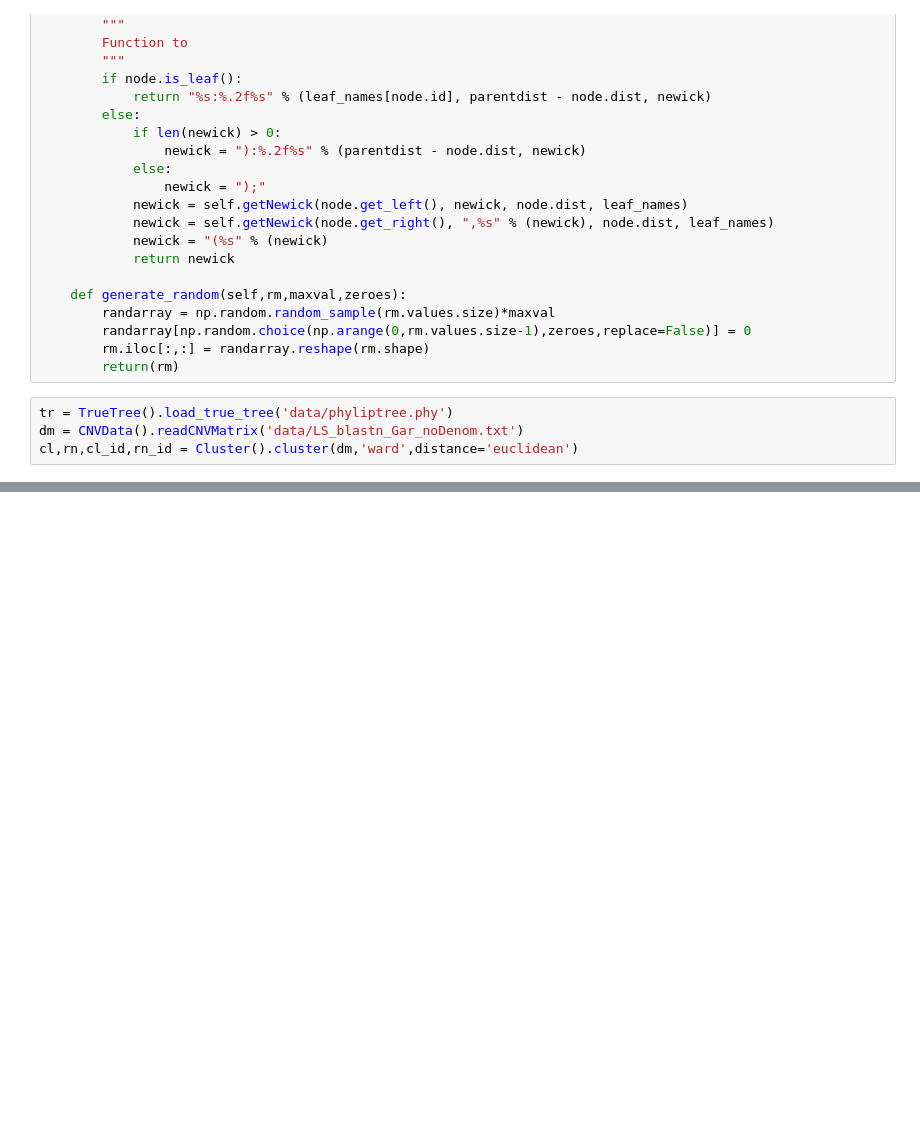
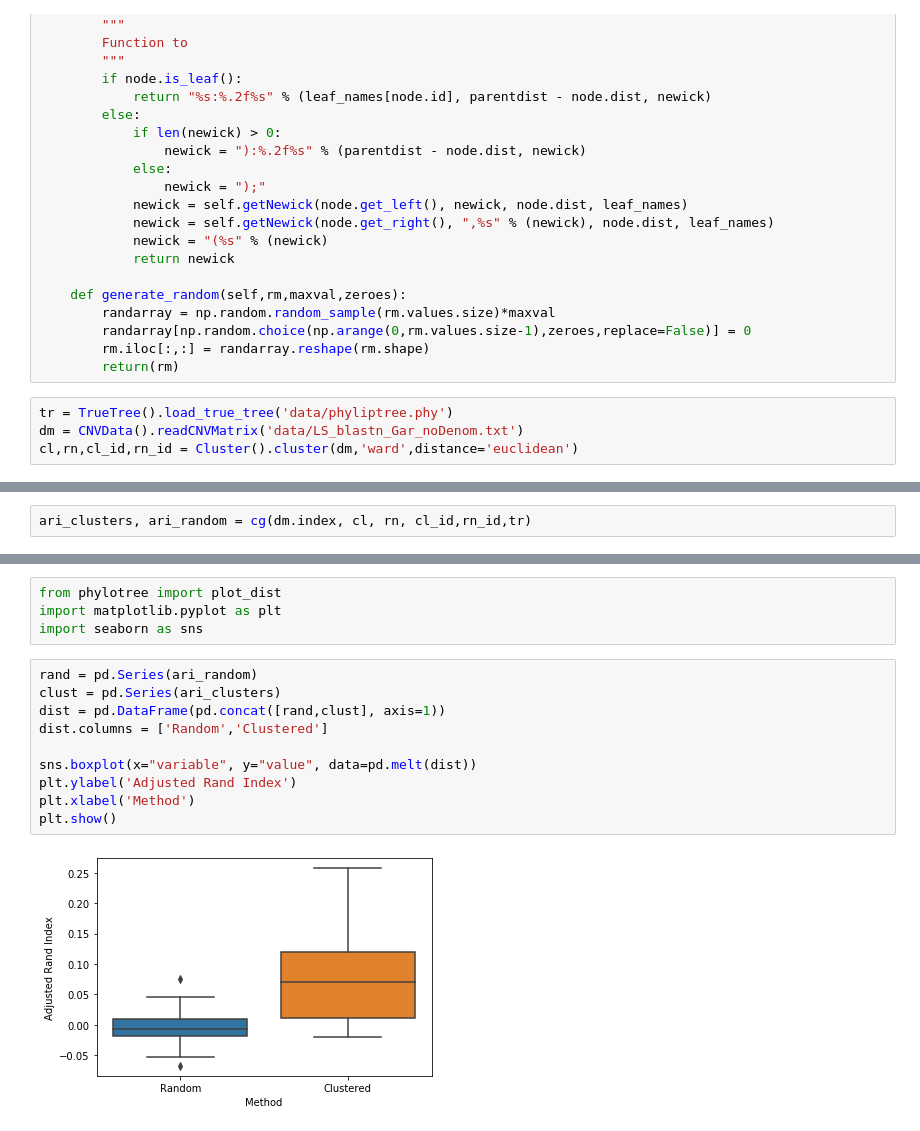
Before and after one commit to egilbertson-ucsf/FundamentalsProgramming, a Jupyter notebook: project_scratch.ipynb, the cells around one changed output, grey strips where cells are left out. Cells and saved outputs as stored; diff of their text form; blank space fills up the shorter version.

Commit message:
plotting update

```diff
--- a/project_scratch.ipynb
+++ b/project_scratch.ipynb
@@ -256,0 +233,2 @@ TypeError: pdist() missing 1 required positional argument: 'X'
+# %%
+ari_clusters, ari_random = cg(dm.index, cl, rn, cl_id,rn_id,tr)
@@ -256,0 +262,16 @@ TypeError: pdist() missing 1 required positional argument: 'X'
+# %%
+from phylotree import plot_dist
+import matplotlib.pyplot as plt
+import seaborn as sns
+# %%
+rand = pd.Series(ari_random)
+clust = pd.Series(ari_clusters)
+dist = pd.DataFrame(pd.concat([rand,clust], axis=1))
+dist.columns = ['Random','Clustered']
+
+sns.boxplot(x="variable", y="value", data=pd.melt(dist))
+plt.ylabel('Adjusted Rand Index')
+plt.xlabel('Method')
+plt.show()
+# %% [output]
+[figure, added]
```
Also changed, not shown: parts of 8 cells of this notebook, 2 other files.
